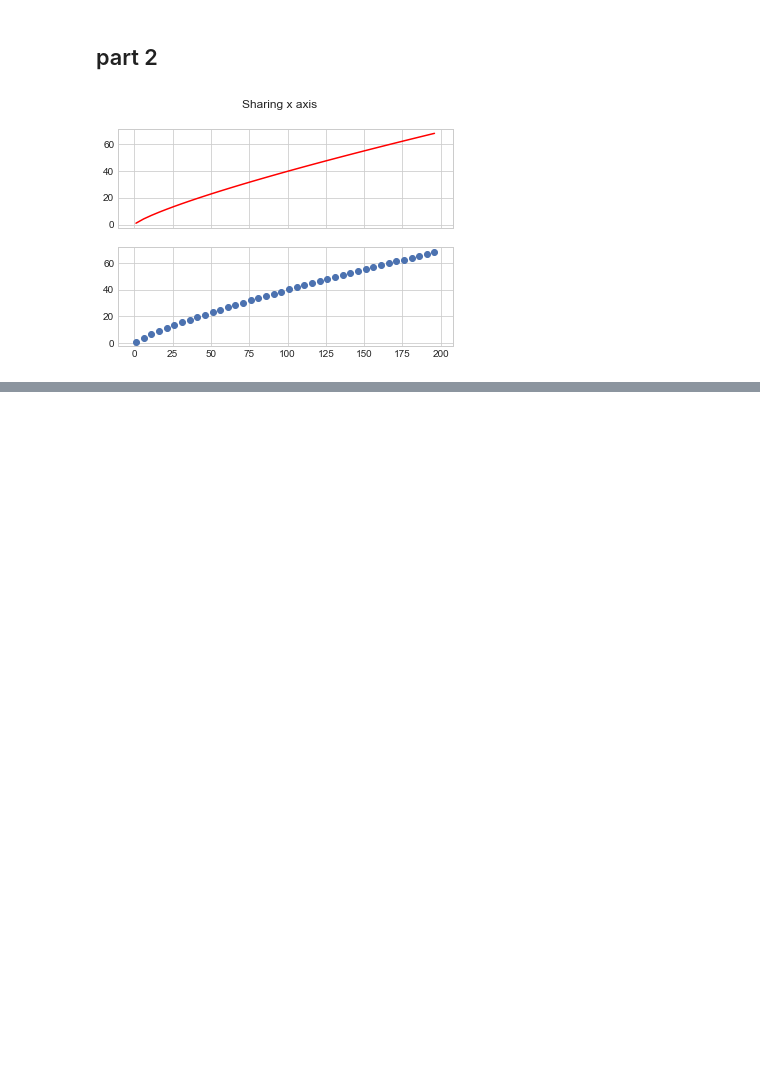
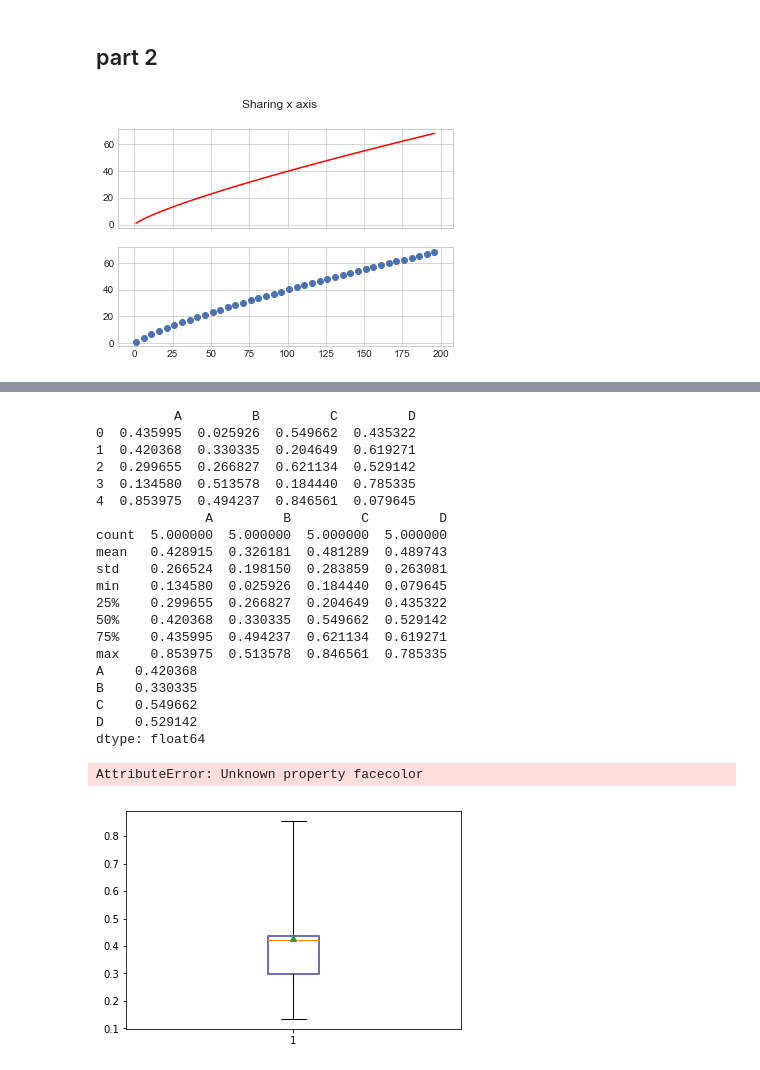
Before and after one commit to wenyuc/basic_learning, a Jupyter notebook: visualization_intro_2.ipynb, the cells around one changed output, grey strips where cells are left out. Drawn from its saved outputs; the diff is of its cells as text; code cells hidden in the pictures; blank space fills up the shorter version.

```diff
--- a/visualization_intro_2.ipynb
+++ b/visualization_intro_2.ipynb
@@ -258,0 +266,54 @@ plt.show()
+# %%
+import pandas as pd
+import numpy as np
+import matplotlib.pyplot as plt
+%matplotlib inline
+
+np.random.seed(2)
+df = pd.DataFrame(np.random.rand(5,4), columns = ['A', 'B', 'C', 'D'])
+print(df)
+print(df.describe())
+print(df.median(axis = 0))
+
+plt.figure()
+# _ = plt.boxplot([df['A'], df['B'], df['C'], df['D']], whis = 'range')
+# _ = plt.boxplot([df['A'], df['B'], df['C'], df['D']], patch_artist = True , whis = 'range')
+# _ = plt.boxplot([df['A'], df['B'], df['C'], df['D']], sym = 'r*', showmeans = True,whis = 'range')
+f = plt.boxplot(df['A'], sym = 'r*', showmeans = True, whis = 'range')
+for box in f['boxes']:
+    # 箱体边框颜色
+    box.set(color='#7570b3', linewidth=2)
+    # 箱体内部填充颜色
+    box.set(facecolor = '#1b9e77')
+for whisker in f['whiskers']:
+    whisker.set(color='r', linewidth=2)
+for cap in f['caps']:
+    cap.set(color='g', linewidth=3)
+for median in f['medians']:
+    median.set(color='DarkBlue', linewidth=3)
+for flier in f['fliers']:
+    flier.set(marker='o', color='y', alpha=0.5)
+plt.show()
+# %% [output]
+          A         B         C         D
+0  0.435995  0.025926  0.549662  0.435322
+1  0.420368  0.330335  0.204649  0.619271
+2  0.299655  0.266827  0.621134  0.529142
+3  0.134580  0.513578  0.184440  0.785335
+4  0.853975  0.494237  0.846561  0.079645
+              A         B         C         D
+count  5.000000  5.000000  5.000000  5.000000
+mean   0.428915  0.326181  0.481289  0.489743
+std    0.266524  0.198150  0.283859  0.263081
+min    0.134580  0.025926  0.184440  0.079645
+25%    0.299655  0.266827  0.204649  0.435322
+50%    0.420368  0.330335  0.549662  0.529142
+75%    0.435995  0.494237  0.621134  0.619271
+max    0.853975  0.513578  0.846561  0.785335
+A    0.420368
+B    0.330335
+C    0.549662
+D    0.529142
+dtype: float64
+AttributeError: Unknown property facecolor
+[figure, added]
```
Also changed, not shown: parts of 2 cells of this notebook, 18 other files.
